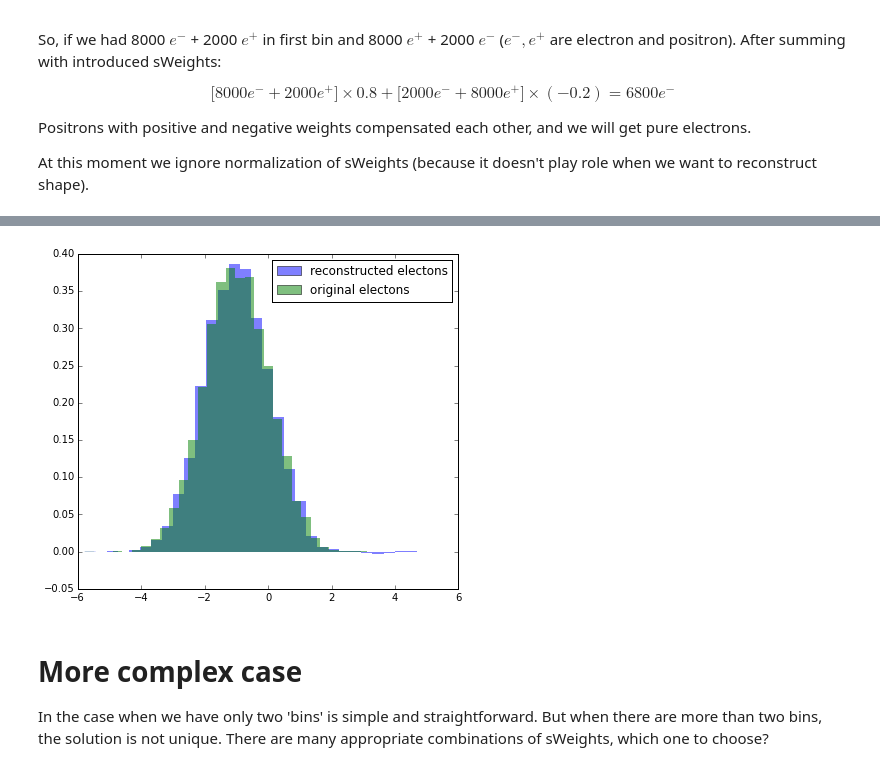
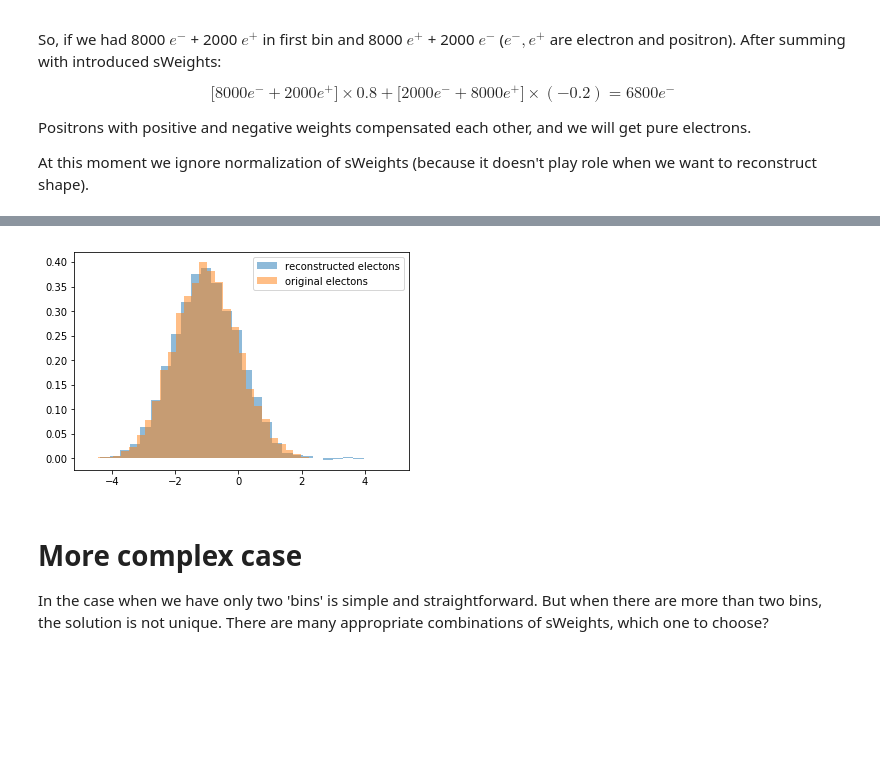
Before and after one commit to arogozhnikov/hep_ml, a Jupyter notebook: notebooks/sPlot.ipynb, the cells around one changed output, grey strips where cells are left out. Saved outputs shown, nothing was run; the diff lists cells and outputs as text; code cells hidden in the pictures; blank space fills up the shorter version.

```diff
--- a/notebooks/sPlot.ipynb
+++ b/notebooks/sPlot.ipynb
@@ -7,10 +7,8 @@ If you prefer explanation without code, find it [here](http://arogozhnikov.githu
 
 __sPlot__ is a way to reconstruct features of mixture components based on known properties of distributions. This method is frequently used in High Energy Physics.
 # %%
-%matplotlib inline
 import numpy
 from matplotlib import pyplot as plt
-plt.rcParams['figure.figsize'] = [15, 6]
 # %%
 size = 10000
 sig_data = numpy.random.normal(-1, 1, size=size)
@@ -108,11 +103,9 @@ let's compare reconstructed distribution for electrons with original:
 # %%
-plt.subplot(121)
-plot_with_weights([first_bin, second_bin], [n_bck2, -n_bck1], normed=True, label='reconstructed electons', edgecolor='none')
-plot_with_weights([sig_data], [1], normed=True, label='original electons', edgecolor='none')
-plt.legend()
-pass
+plot_with_weights([first_bin, second_bin], [n_bck2, -n_bck1], density=True, label='reconstructed electons', edgecolor='none')
+plot_with_weights([sig_data], [1], density=True, label='original electons', edgecolor='none')
+plt.legend();
 # %% [output]
-[figure, old version]
+[figure, new version]
 # %% [markdown]
 # More complex case
 
```
Also changed, not shown: parts of 18 cells of this notebook, 1 other file.
